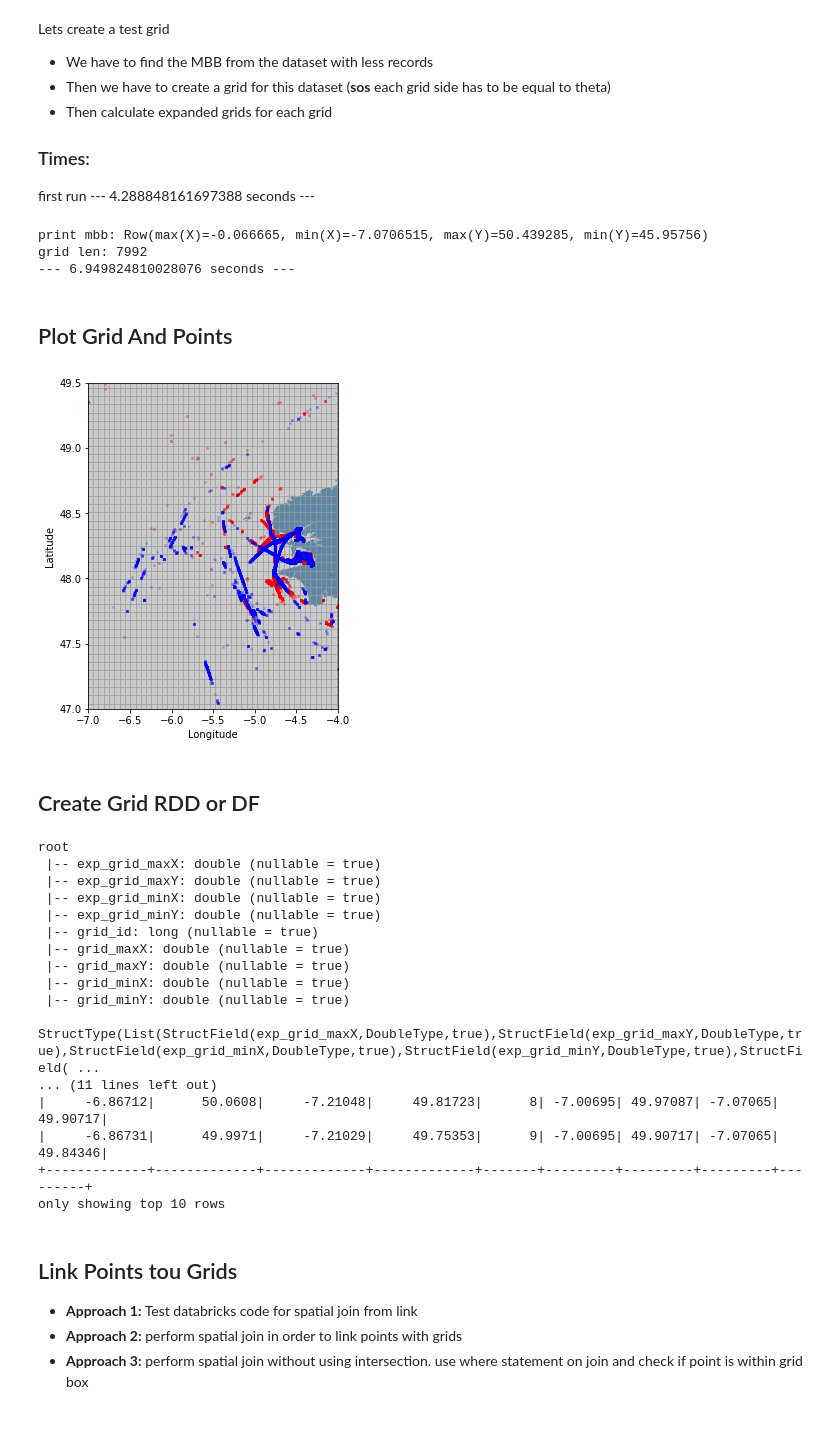
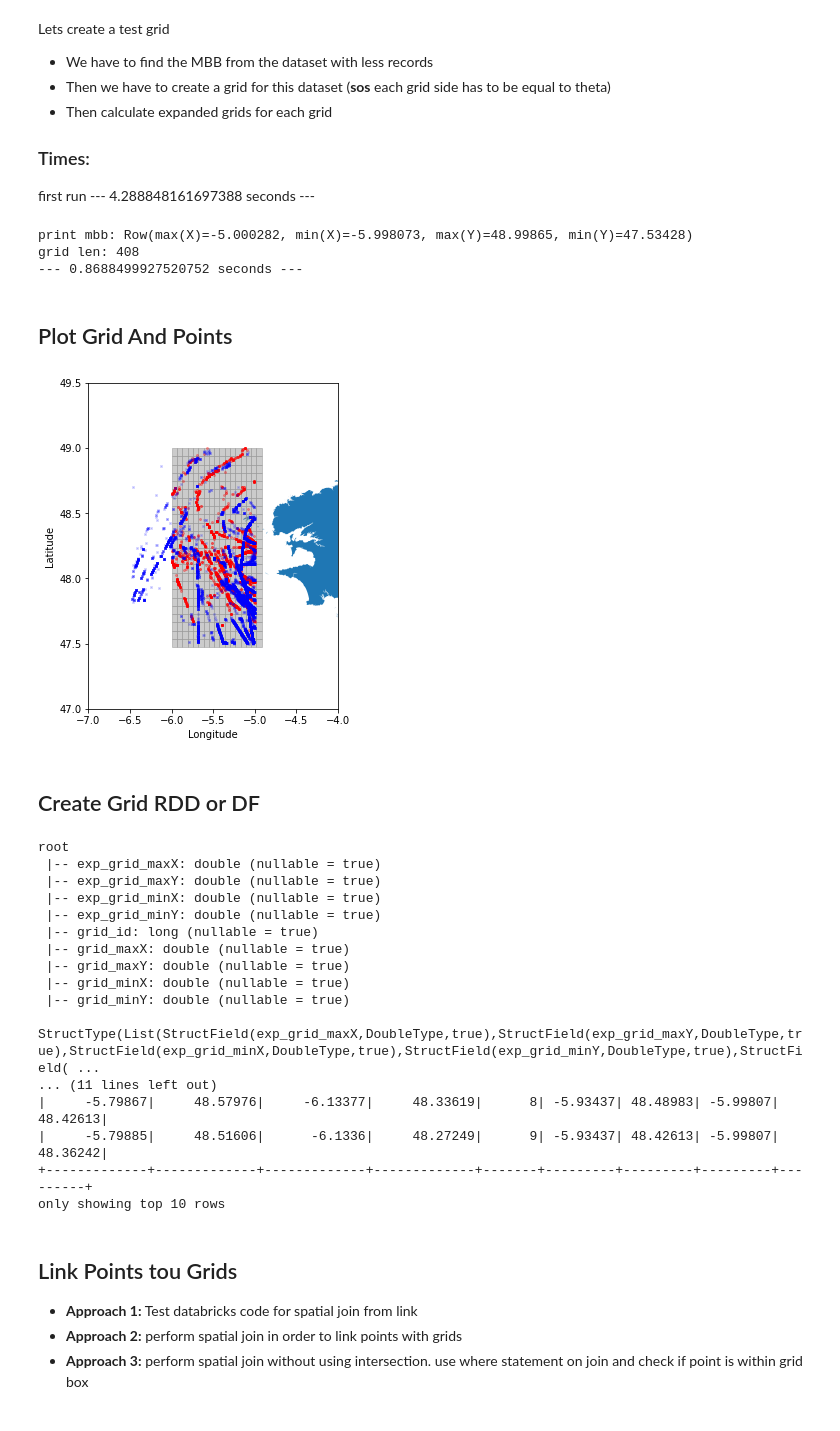
Before and after one commit to Thanasis-Kottaridis/DistributedDistanceJoin, a Jupyter notebook: sparkApplications/notebooks/testNotebook.ipynb, the cells around one changed output. Saved outputs shown, nothing was run; the diff lists cells and outputs as text; code cells hidden in the pictures.

Commit message:
test notebook update with new plots

```diff
--- a/sparkApplications/notebooks/testNotebook.ipynb
+++ b/sparkApplications/notebooks/testNotebook.ipynb
@@ -114,15 +114,15 @@ only showing top 10 rows
 - arxika tha periorisoume to dataset stin perioxi x[-6.5,-5] kai y[47.5,49]
 - epilegw auto gt kserw oti exei arketa pings
 # %%
-# df_a = df_a.filter( (-6 <= df_a.X) & (df_a.X <= -5) & (47.5 <= df_a.Y) & (df_a.Y <= 49))\
-#     .cache()
-# print("Total filtered_df_a count {}".format(df_a.count()))
-# df_a.show(10)
-#
-# df_b = df_b.filter( (-6.5 <= df_b.X) & (df_b.X <= -5) & (47.5 <= df_b.Y) & (df_b.Y <= 49))\
-#     .cache()
-# print("Total filtered_df_b count {}".format(df_b.count()))
-# df_b.show(10)
+df_a = df_a.filter( (-6 <= df_a.X) & (df_a.X <= -5) & (47.5 <= df_a.Y) & (df_a.Y <= 49))\
+    .cache()
+print("Total filtered_df_a count {}".format(df_a.count()))
+df_a.show(10)
 
-df_a = df_a.limit(30000).cache()
-df_b = df_b.limit(30000).cache()
+df_b = df_b.filter( (-6.5 <= df_b.X) & (df_b.X <= -5) & (47.5 <= df_b.Y) & (df_b.Y <= 49))\
+    .cache()
+print("Total filtered_df_b count {}".format(df_b.count()))
+df_b.show(10)
+
+# df_a = df_a.limit(20000).cache()
+# df_b = df_b.limit(20000).cache()
@@ -156,32 +174,32 @@ print("grid len: {}".format(len(grid)))
 
 print("--- %s seconds ---" % (time.time() - cell_time))
 # %% [output]
-print mbb: Row(max(X)=-0.066665, min(X)=-7.0706515, max(Y)=50.439285, min(Y)=45.95756)
-grid len: 7992
---- 6.949824810028076 seconds ---
+print mbb: Row(max(X)=-5.000282, min(X)=-5.998073, max(Y)=48.99865, min(Y)=47.53428)
+grid len: 408
+--- 0.8688499927520752 seconds ---
 # %% [markdown]
 ## Plot Grid And Points
 # %%
 # print grids
 ax = utils.createAXNFigure(coastline_path="../../testData/EuropeanCoastline/Europe Coastline (Polygone).shp", zoom_in=True)
 BLUE = '#6699cc'
 GRAY = '#999999'
 for cell in grid:
     grid_poly = utils.createPolyFromPoints(cell["grid_minX"], cell["grid_maxX"], cell["grid_minY"], cell["grid_maxY"])
-    ax.add_patch(PolygonPatch(grid_poly, fc=GRAY, ec=GRAY, alpha=0.5, zorder=2))
+    ax.add_patch(PolygonPatch(grid_poly, fc=GRAY, ec=GRAY, alpha=0.5, zorder=2, label="Grid"))
 
 for row in df_a.collect():
-  ax.plot(row.X, row.Y, marker='o', markersize=2, alpha=0.3, c='r')
+  ax.plot(row.X, row.Y, marker='o', markersize=2, alpha=0.3, c='r', label=" A")
 
 for row in df_b.collect():
-  ax.plot(row.X, row.Y, marker='x', markersize=2, alpha=0.3, c='b')
+  ax.plot(row.X, row.Y, marker='x', markersize=2, alpha=0.3, c='b', label=" B")
 
-
+# plt.legend(loc="upper left")
 plt.ylabel("Latitude")
 plt.xlabel("Longitude")
 plt.show()
 # %% [output]
-[figure, old version]
+[figure, new version]
 # %% [markdown]
 ## Create Grid RDD or DF
 # %%
@@ -203,8 +221,8 @@ root
 
 StructType(List(StructField(exp_grid_maxX,DoubleType,true),StructField(exp_grid_maxY,DoubleType,true),StructField(exp_grid_minX,DoubleType,true),StructField(exp_grid_minY,DoubleType,true),StructField( ...
 ... (11 lines left out)
-|     -6.86712|      50.0608|     -7.21048|     49.81723|      8| -7.00695| 49.97087| -7.07065| 49.90717|
-|     -6.86731|      49.9971|     -7.21029|     49.75353|      9| -7.00695| 49.90717| -7.07065| 49.84346|
+|     -5.79867|     48.57976|     -6.13377|     48.33619|      8| -5.93437| 48.48983| -5.99807| 48.42613|
+|     -5.79885|     48.51606|      -6.1336|     48.27249|      9| -5.93437| 48.42613| -5.99807| 48.36242|
 +-------------+-------------+-------------+-------------+-------+---------+---------+---------+---------+
 only showing top 10 rows
 # %% [markdown]
```
Also changed, not shown: parts of 14 cells of this notebook.
